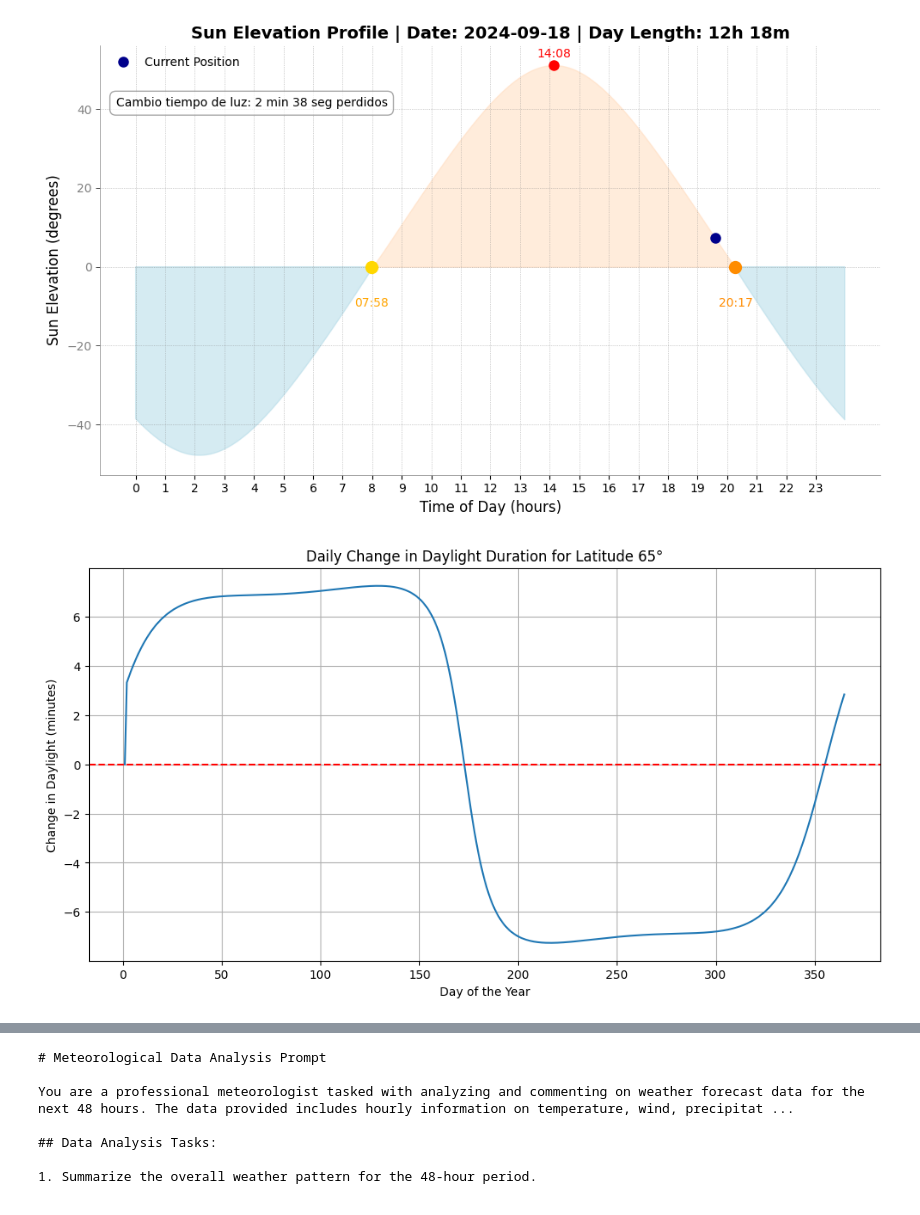
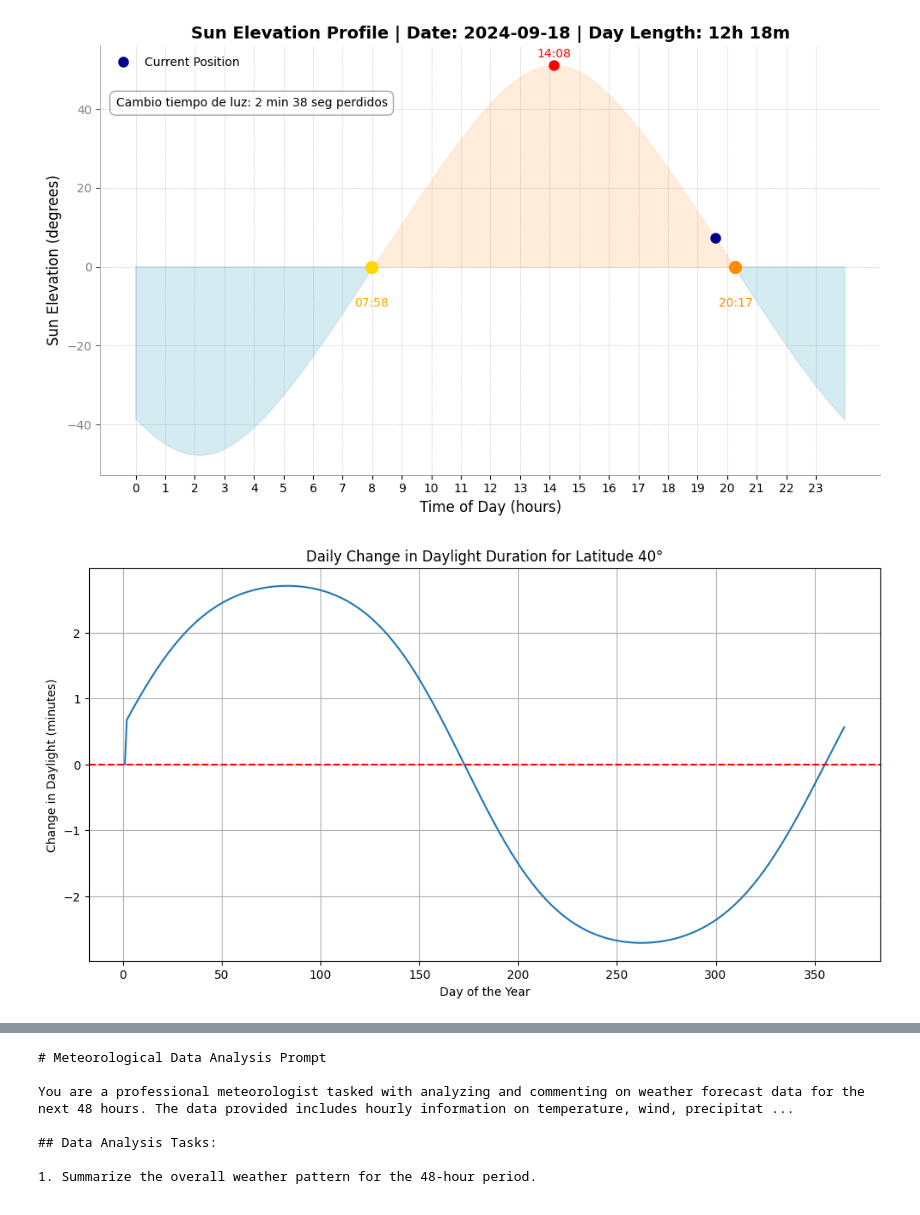
Before and after one commit to ivan5cg/Meteo, a Jupyter notebook: meteo dash.ipynb, the cells around one changed output, grey strips where cells are left out. Cells and saved outputs as stored; diff of their text form; code cells hidden in the pictures.

```diff
--- a/meteo dash.ipynb
+++ b/meteo dash.ipynb
@@ -285,32 +285,32 @@ def generate_daylight_change_graph(year, latitude):
         raise ValueError("Latitude must be between -90 and 90 degrees.")
 
     start_date = datetime(year, 1, 1)
     days = []
     daylight_changes = []
 
     previous_daylight = calculate_daylight(start_date, latitude)
 
     for i in range(365):
         current_date = start_date + timedelta(days=i)
         current_daylight = calculate_daylight(current_date, latitude)
 
         daylight_change = current_daylight - previous_daylight
 
         days.append(i + 1)
         daylight_changes.append(daylight_change * 60)  # Convert to minutes
 
         previous_daylight = current_daylight
 
     plt.figure(figsize=(12, 6))
     plt.plot(days, daylight_changes)
     plt.title(f"Daily Change in Daylight Duration for Latitude {latitude}°")
     plt.xlabel("Day of the Year")
     plt.ylabel("Change in Daylight (minutes)")
     plt.axhline(y=0, color='r', linestyle='--')
     plt.grid(True)
     plt.show()
 
 # Example usage
-generate_daylight_change_graph(2024, 65)  # For latitude 40° North
+generate_daylight_change_graph(2024, 40)  # For latitude 40° North
 # %% [output]
-[figure, old version]
+[figure, new version]
```
Also changed, not shown: parts of 9 cells of this notebook, 3 other files.
